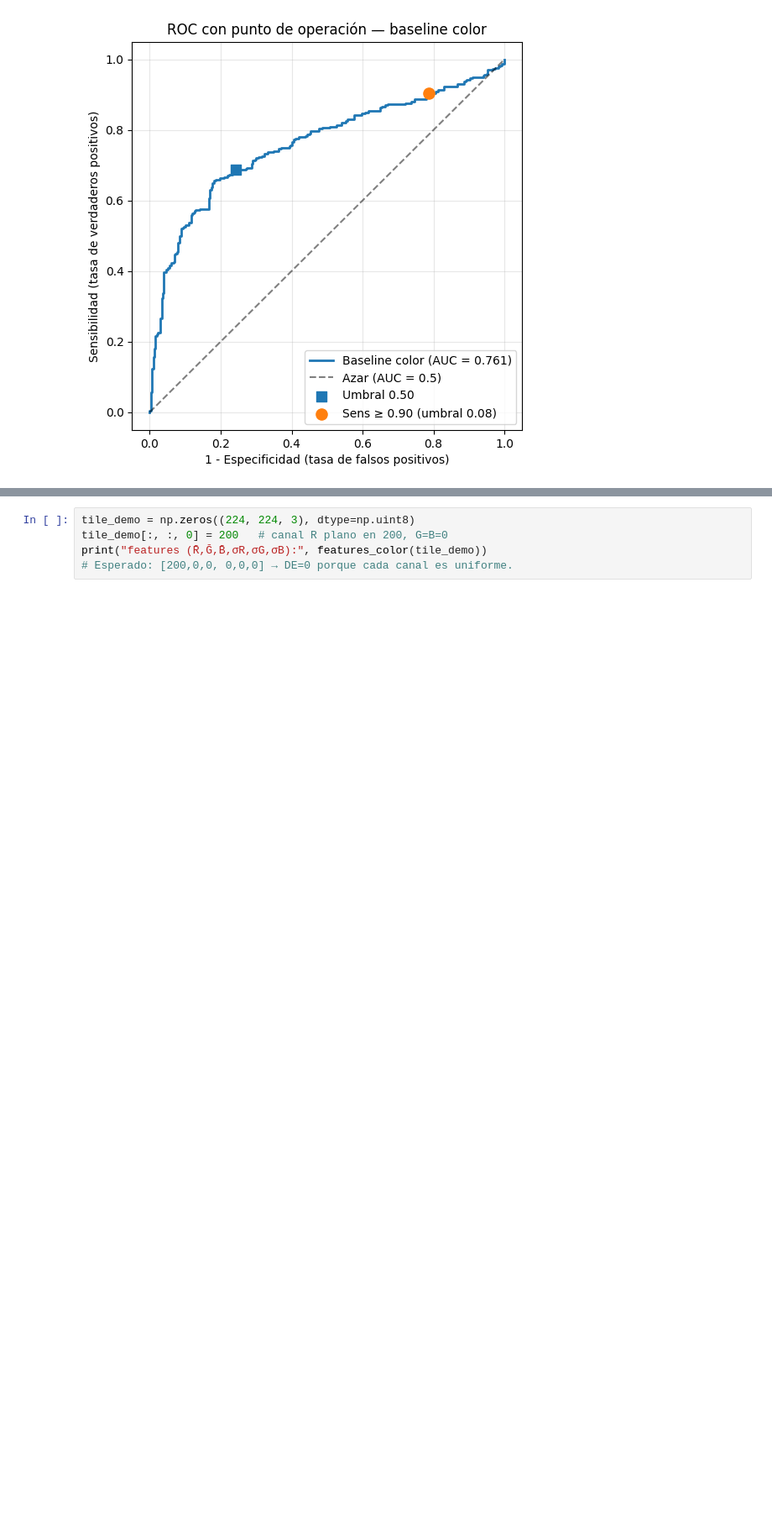
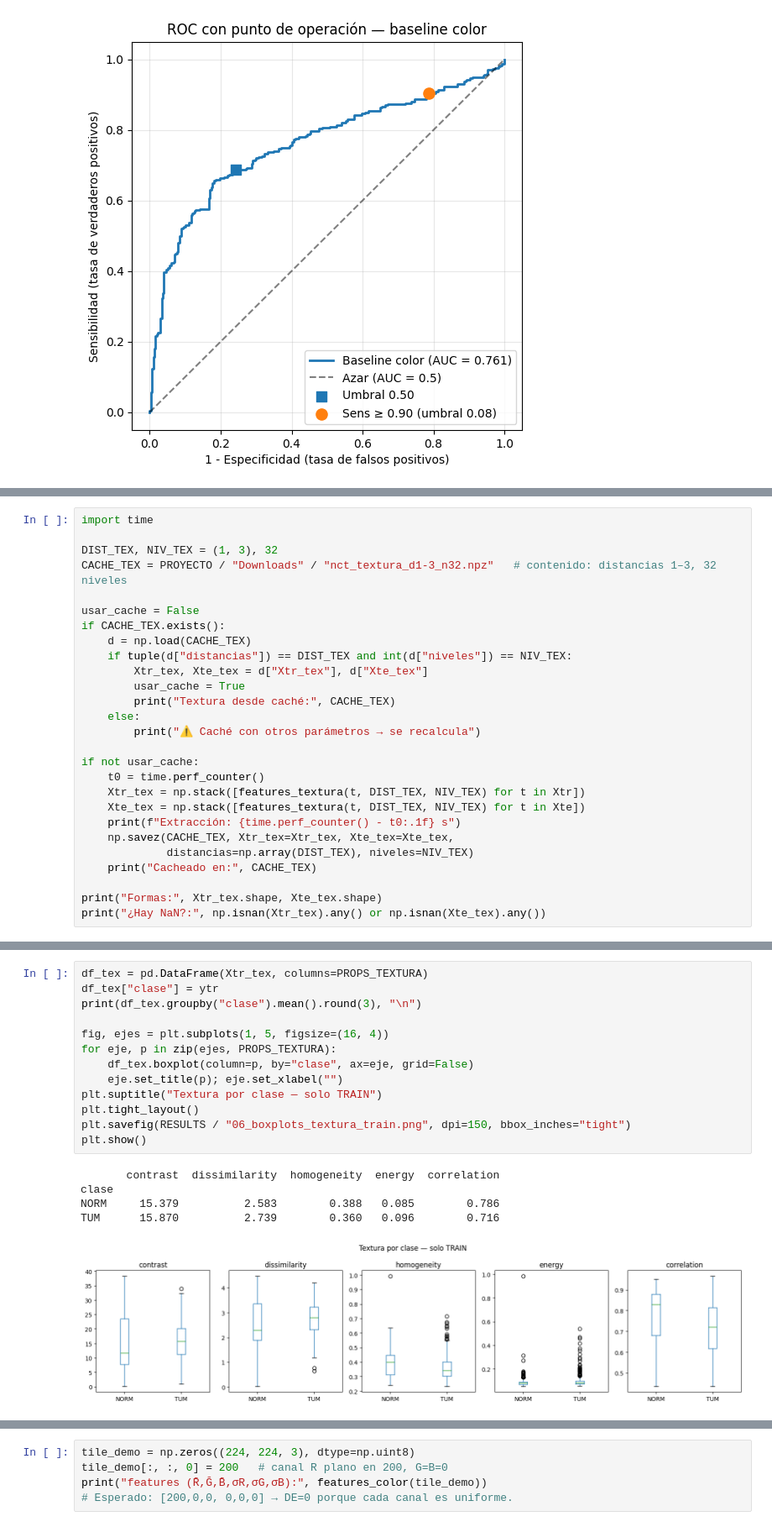
Before and after one commit to CarlosJB95/PathIA-MSI-colon, a Jupyter notebook: notebooks/Notebook_06_intro_clasificacion.ipynb, the cells around one changed output, grey strips where cells are left out. Shown at 84% size. Saved outputs shown, nothing was run; the diff lists cells and outputs as text; blank space fills up the shorter version.

```diff
--- a/notebooks/Notebook_06_intro_clasificacion.ipynb
+++ b/notebooks/Notebook_06_intro_clasificacion.ipynb
@@ -389,0 +541,27 @@ Umbral para sens ≥ 0.90: 0.085 → sens 0.903 | espec 0.213
+# %%
+import time
+
+DIST_TEX, NIV_TEX = (1, 3), 32
+CACHE_TEX = PROYECTO / "Downloads" / "nct_textura_d1-3_n32.npz"   # contenido: distancias 1–3, 32 niveles
+
+usar_cache = False
+if CACHE_TEX.exists():
+    d = np.load(CACHE_TEX)
+    if tuple(d["distancias"]) == DIST_TEX and int(d["niveles"]) == NIV_TEX:
+        Xtr_tex, Xte_tex = d["Xtr_tex"], d["Xte_tex"]
+        usar_cache = True
+        print("Textura desde caché:", CACHE_TEX)
+    else:
+        print("⚠️ Caché con otros parámetros → se recalcula")
+
+if not usar_cache:
+    t0 = time.perf_counter()
+    Xtr_tex = np.stack([features_textura(t, DIST_TEX, NIV_TEX) for t in Xtr])
+    Xte_tex = np.stack([features_textura(t, DIST_TEX, NIV_TEX) for t in Xte])
+    print(f"Extracción: {time.perf_counter() - t0:.1f} s")
+    np.savez(CACHE_TEX, Xtr_tex=Xtr_tex, Xte_tex=Xte_tex,
+             distancias=np.array(DIST_TEX), niveles=NIV_TEX)
+    print("Cacheado en:", CACHE_TEX)
+
+print("Formas:", Xtr_tex.shape, Xte_tex.shape)
+print("¿Hay NaN?:", np.isnan(Xtr_tex).any() or np.isnan(Xte_tex).any())
@@ -389,0 +579,19 @@ Umbral para sens ≥ 0.90: 0.085 → sens 0.903 | espec 0.213
+# %%
+df_tex = pd.DataFrame(Xtr_tex, columns=PROPS_TEXTURA)
+df_tex["clase"] = ytr
+print(df_tex.groupby("clase").mean().round(3), "\n")
+
+fig, ejes = plt.subplots(1, 5, figsize=(16, 4))
+for eje, p in zip(ejes, PROPS_TEXTURA):
+    df_tex.boxplot(column=p, by="clase", ax=eje, grid=False)
+    eje.set_title(p); eje.set_xlabel("")
+plt.suptitle("Textura por clase — solo TRAIN")
+plt.tight_layout()
+plt.savefig(RESULTS / "06_boxplots_textura_train.png", dpi=150, bbox_inches="tight")
+plt.show()
+# %% [output]
+       contrast  dissimilarity  homogeneity  energy  correlation
+clase
+NORM     15.379          2.583        0.388   0.085        0.786
+TUM      15.870          2.739        0.360   0.096        0.716
+[figure, added]
```
Also changed, not shown: parts of 40 cells of this notebook.
